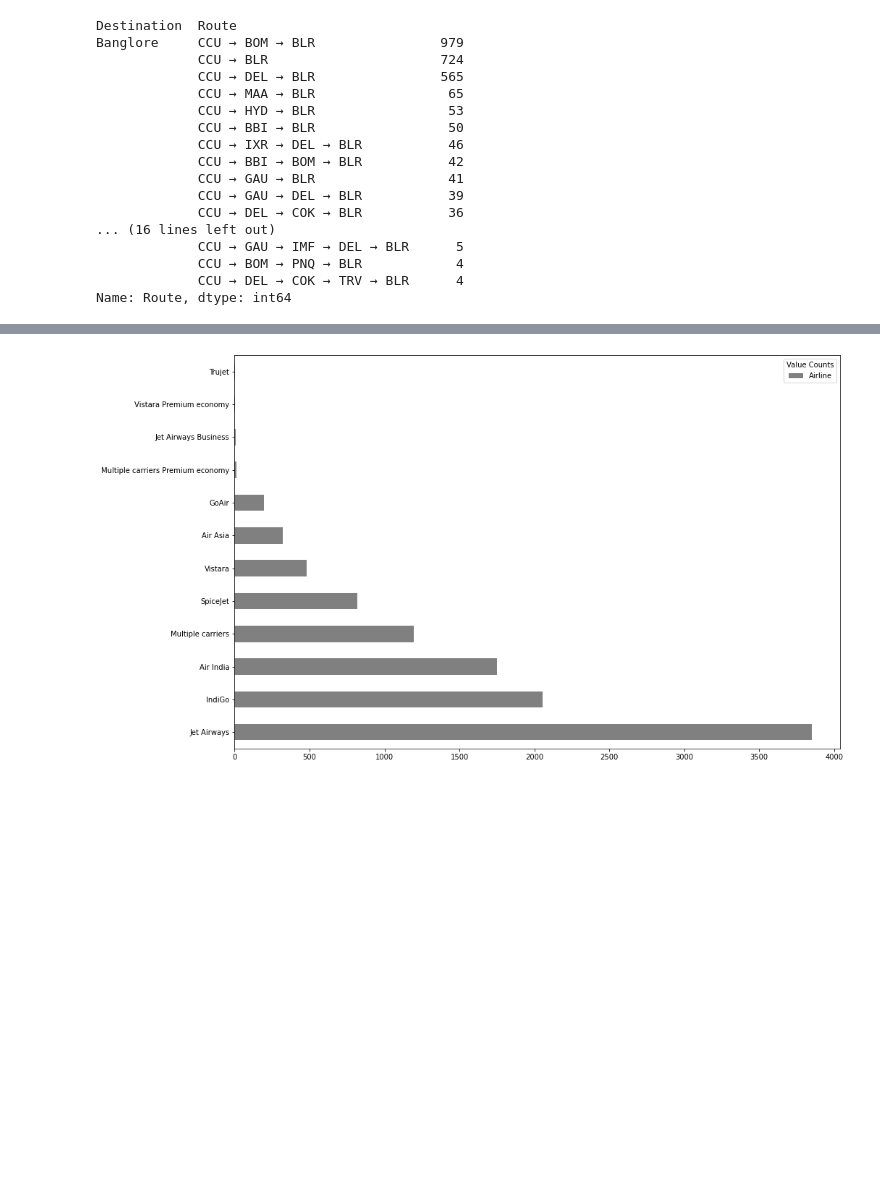
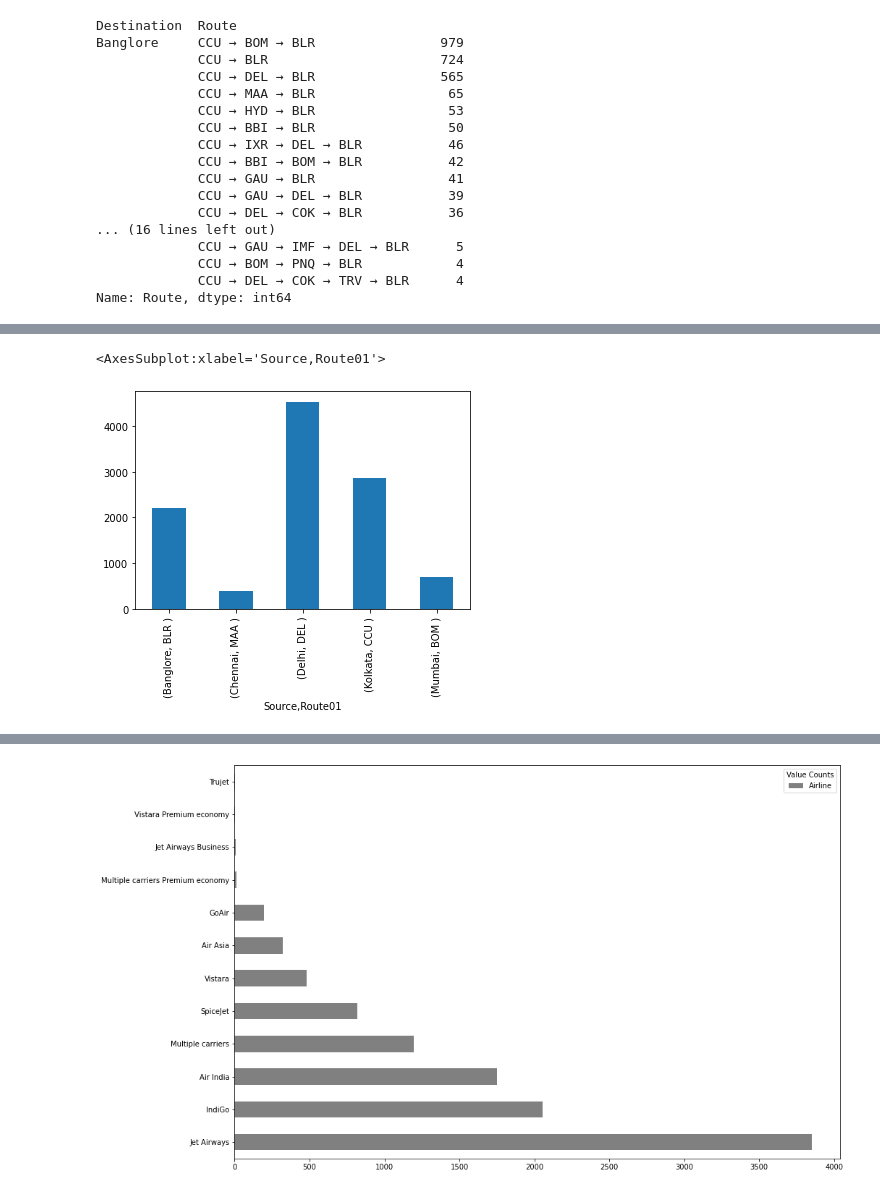
Before and after one commit to RonyEmam/-Predict-The-Flight-Ticket-Price-Hackathon, a Jupyter notebook: Predict The Flight Ticket Price.ipynb, the cells around one changed output, grey strips where cells are left out. Drawn from its saved outputs; the diff is of its cells as text; code cells hidden in the pictures; blank space fills up the shorter version.

```diff
--- a/Predict The Flight Ticket Price.ipynb
+++ b/Predict The Flight Ticket Price.ipynb
@@ -22,0 +22,5 @@ df
+# %%
+data = df['Route'].str.split('→', expand=True)
+data.columns = ['Route01', 'Route02', 'Route03', 'Route04', 'Route05', 'Route06']
+# %%
+df1 = pd.concat([df, data], axis= 1)
@@ -43,3 +63,5 @@ Banglore     CCU → BOM → BLR                979
              CCU → BOM → PNQ → BLR            4
              CCU → DEL → COK → TRV → BLR      4
 Name: Route, dtype: int64
+# %%
+df1 = df1.drop('Route', 1)
@@ -45,0 +84,5 @@ Name: Route, dtype: int64
+# %%
+df1.groupby('Source')['Route01'].value_counts().plot.bar()
+# %% [output]
+<AxesSubplot:xlabel='Source,Route01'>
+[figure, added]
```
Also changed, not shown: parts of 6 cells of this notebook.
